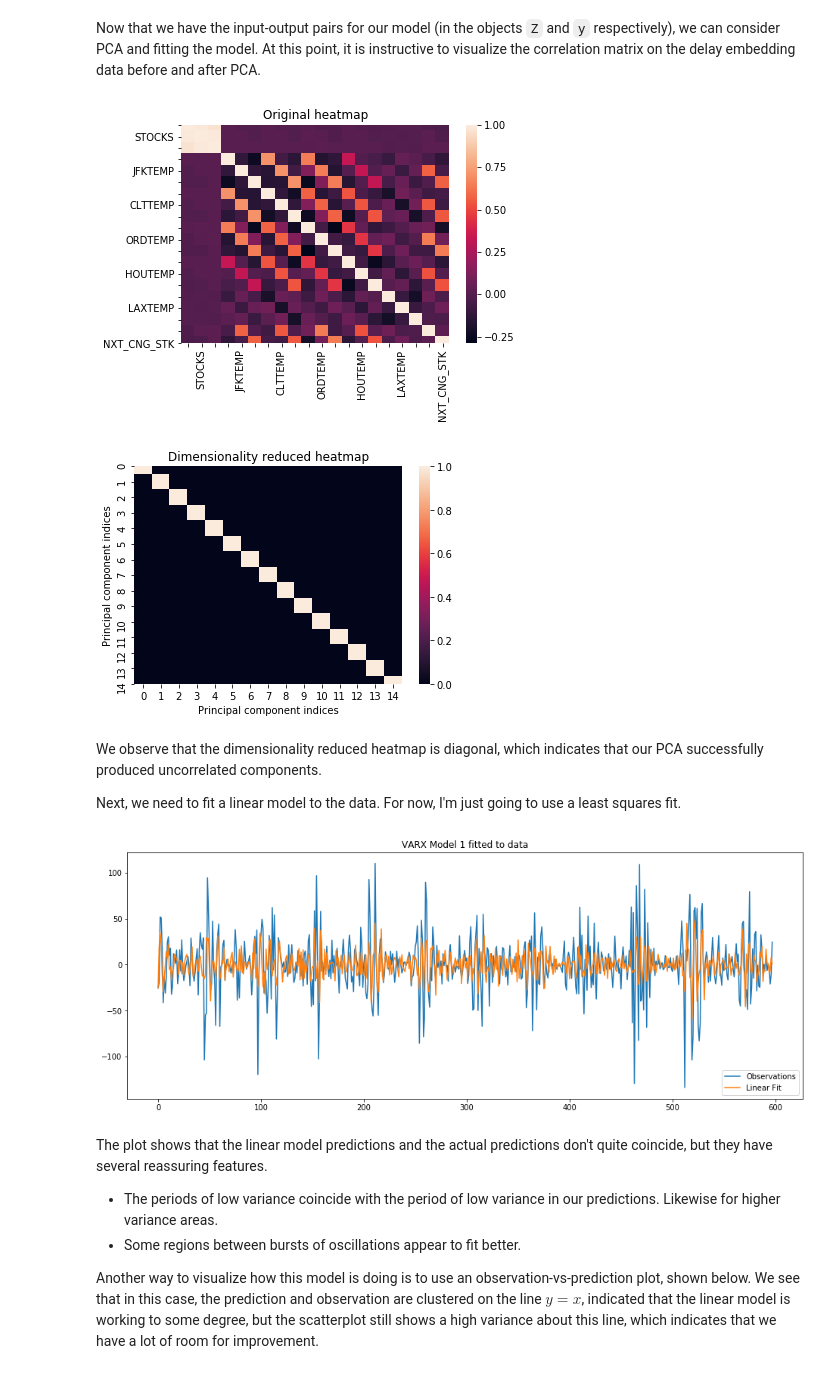
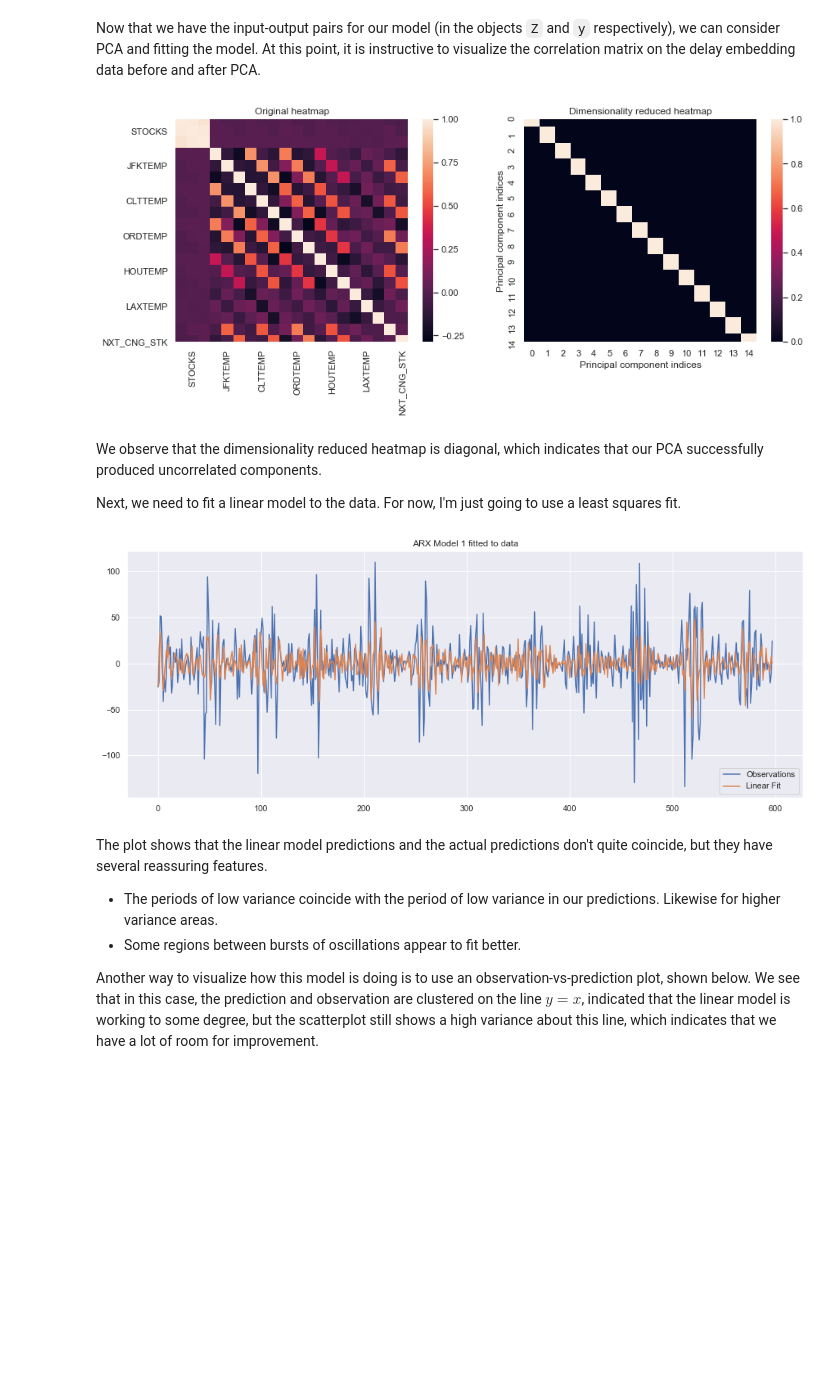
Before and after one commit to KurtButler/AMS520-Project, a Jupyter notebook: Notebooks/Linear Models - Gas.ipynb, the cells around one changed output. Drawn from its saved outputs; the diff is of its cells as text; code cells hidden in the pictures; blank space fills up the shorter version.

Commit message:
Finished Linear Models - Gas

```diff
--- a/Notebooks/Linear Models - Gas.ipynb
+++ b/Notebooks/Linear Models - Gas.ipynb
@@ -125,29 +125,29 @@ Now that we have the input-output pairs for our model (in the objects `Z` and `y
 # %%
 # Labels for heatmap
 Znames = ["","STOCKS","","","JFKTEMP","","","CLTTEMP","","","ORDTEMP","","","HOUTEMP","","","LAXTEMP","","","NXT_CNG_STK"]
 
 # Original heatmap
+sns.set(rc={'figure.figsize':(14,5)})
 plt.figure()
+plt.subplot(1,2,1)
 my_frame = pd.DataFrame(Z,columns=Znames)
 sns.heatmap(my_frame.corr())
 plt.title('Original heatmap')
-plt.show()
 
 # Perform PCA
 pca = PCA(n_components=15)
 Z = pca.fit_transform(Z)
 
 # Dimensionality reduced heatmap
-plt.figure()
+plt.subplot(1,2,2)
 my_frame = pd.DataFrame(Z)
 sns.heatmap(my_frame.corr())
 plt.title('Dimensionality reduced heatmap')
 plt.xlabel('Principal component indices')
 plt.ylabel('Principal component indices')
 plt.show()
 # %% [output]
-[figure, old version]
+[figure, new version]
-[figure, removed]
 # %% [markdown]
 We observe that the dimensionality reduced heatmap is diagonal, which indicates that our PCA successfully produced uncorrelated components.
 
@@ -162,10 +162,10 @@ t = np.transpose(np.arange(0,y.shape[0]))
 plt.figure(figsize=(16, 6))
 plt.plot(t,y,t,yp)
 plt.legend(['Observations','Linear Fit'], loc='lower right')
-plt.title('VARX Model 1 fitted to data')
+plt.title('ARX Model 1 fitted to data')
 plt.show()
 # %% [output]
-[figure, old version]
+[figure, new version]
 # %% [markdown]
 The plot shows that the linear model predictions and the actual predictions don't quite coincide, but they have several reassuring features.
 
```
Also changed, not shown: parts of 8 cells of this notebook.
